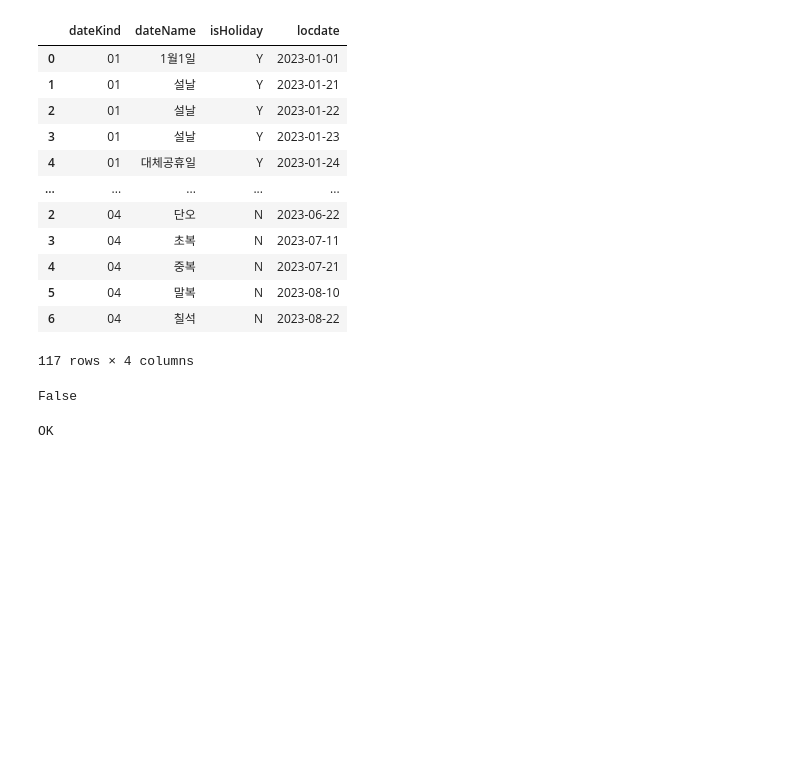
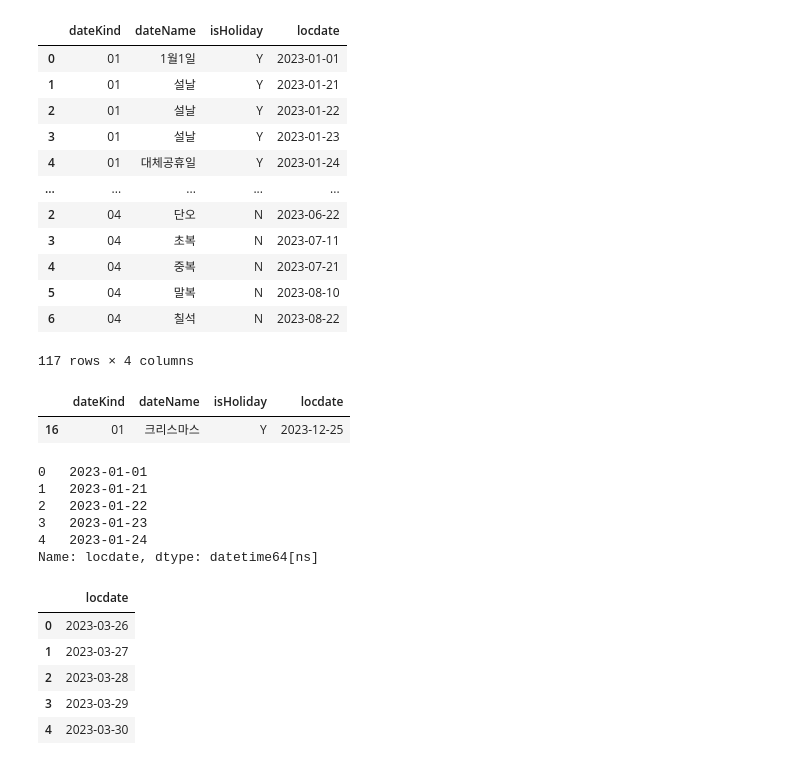
Before and after one commit to ssmpet/DataAnalysis_Lecture-2023.04, a Jupyter notebook: 07.FlaskWeb/calendar_util.ipynb, the cells around one changed output. Drawn from its saved outputs; the diff is of its cells as text; code cells hidden in the pictures; blank space fills up the shorter version.

```diff
--- a/07.FlaskWeb/calendar_util.ipynb
+++ b/07.FlaskWeb/calendar_util.ipynb
@@ -35,11 +43,13 @@ print(start_date)
 lines = []
 before_month_day = 0
 if start_day_week < 6:
-    before_month_day = (start_date - timedelta(start_day_week+1)).day
+    before_month_day = (start_date - timedelta(start_day_week+1))
+    # print(before_month_day)
 
-    for i in range(start_day_week+1):
-        lines.append(before_month_day)
-        before_month_day +=1
+    lines.extend(pd.date_range(before_month_day.strftime('%Y-%m-%d'), periods=start_day_week+1))
+    # for i in range(start_day_week+1):
+    #     lines.append(before_month_day)
+    #     before_month_day +=1
 
 print(lines)
 # %% [output]
@@ -47,4 +57,6 @@ print(lines)
+# %%
+lines.extend(pd.date_range(start_date.strftime('%Y-%m-%d'), periods=end_day))
 # %%
-lines.extend(range(1, end_day+1))
+# lines.extend(range(1, end_day+1))
 print(lines)
 # %% [output]
@@ -307,13 +302,3 @@ holidays
 | 5 | 04 | 말복 | N | 2023-08-10 |
 | 6 | 04 | 칠석 | N | 2023-08-22 |
 117 rows × 4 columns
-# %%
-pd.to_datetime('2023-01-01', format='%Y-%m-%d') in holidays['locdate']
-# %% [output]
-False
-# %%
-for dd in holidays['locdate'][:5]:
-    if dd == pd.to_datetime('2023-01-01', format='%Y-%m-%d'):
-        print('OK')
-# %% [output]
-OK
@@ -319,0 +311,24 @@ OK
+# %%
+holidays[holidays.dateName=='크리스마스']
+# %% [output]
+|  | dateKind | dateName | isHoliday | locdate |
+| 16 | 01 | 크리스마스 | Y | 2023-12-25 |
+# %%
+holidays.locdate[:5]
+# %% [output]
+0   2023-01-01
+1   2023-01-21
+2   2023-01-22
+3   2023-01-23
+4   2023-01-24
+Name: locdate, dtype: datetime64[ns]
+# %%
+l_dt = pd.DataFrame(lines, columns=['locdate'])
+l_dt.head()
+# %% [output]
+|  | locdate |
+| 0 | 2023-03-26 |
+| 1 | 2023-03-27 |
+| 2 | 2023-03-28 |
+| 3 | 2023-03-29 |
+| 4 | 2023-03-30 |
```
Also changed, not shown: parts of 18 cells of this notebook, 3 other files.
